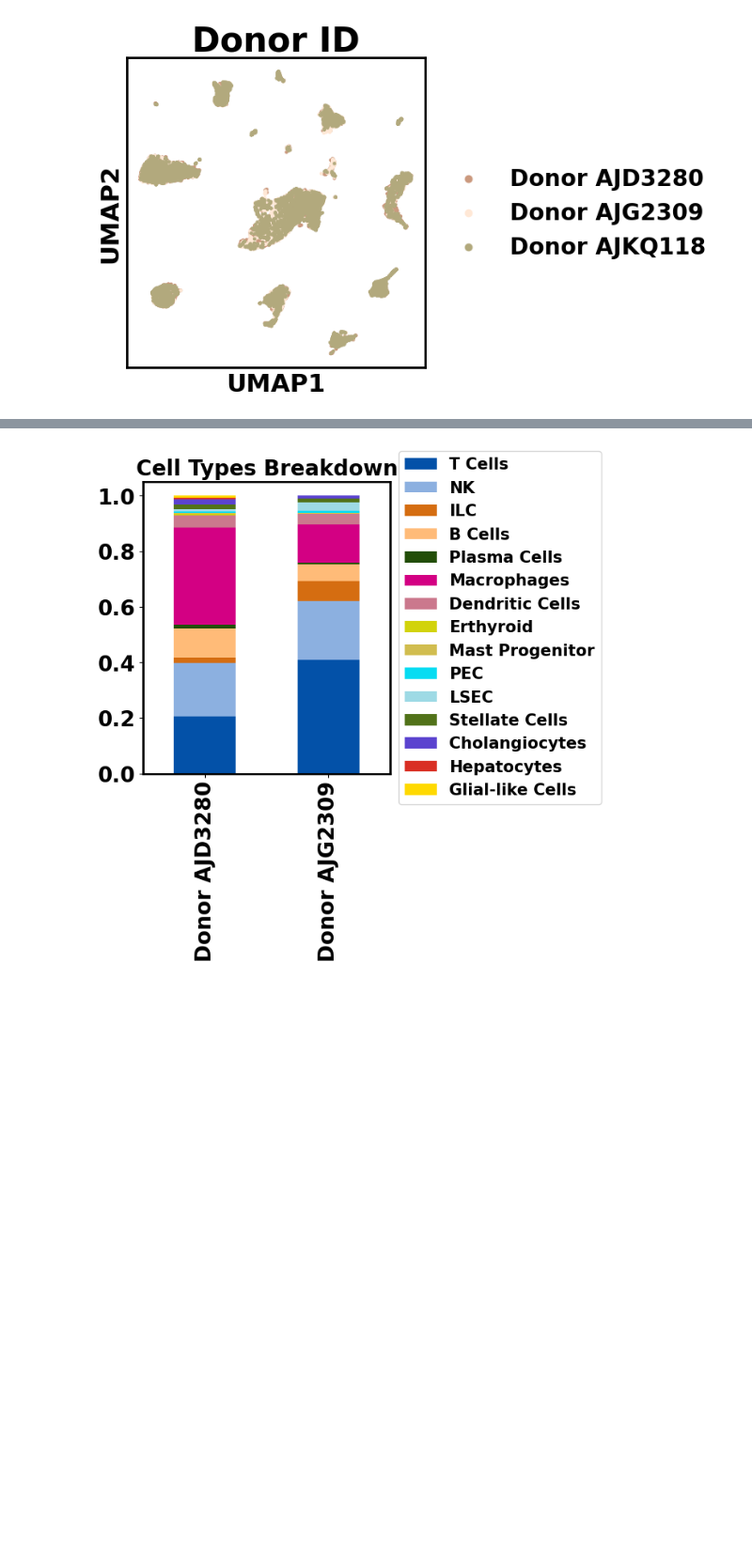
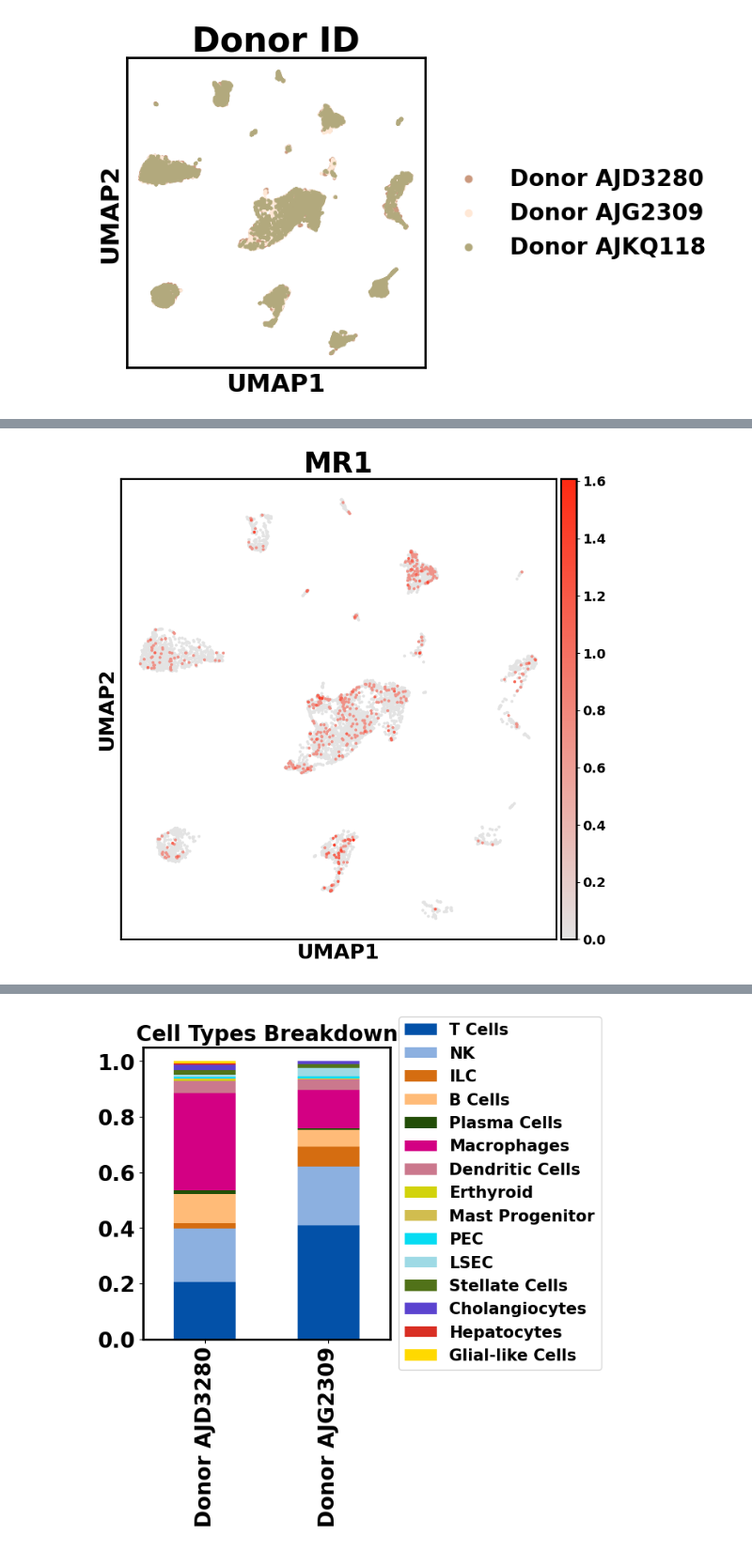
Before and after one commit to Ran-x2/gut-liver-whole-tissue, a Jupyter notebook: liver_visualization.ipynb, the cells around one changed output, grey strips where cells are left out. Shown at 94% size. Saved outputs shown, nothing was run; the diff lists cells and outputs as text; code cells hidden in the pictures; blank space fills up the shorter version.

```diff
--- a/liver_visualization.ipynb
+++ b/liver_visualization.ipynb
@@ -127,0 +155,21 @@ adata34 = adata[adata.obs['batch'].isin(['3','4'])]
+# %%
+plt.rcParams['figure.figsize'] = [8,8]
+plt.rcParams.update({'font.size': 14, 'font.weight': 'bold','axes.linewidth':2})
+
+plt.close()
+fig = sc.pl.umap(adata4, color = ['MR1'],
+                 size = 40, ncols = 1,palette = liver_palette,
+                 return_fig = True, legend_fontsize = 'x-large',cmap = my_cmap)
+ax = fig.get_axes()
+for i in range(0,len(ax)):
+    ax[i].xaxis.label.set_fontsize(22)
+    ax[i].xaxis.label.set_fontweight('bold')
+    ax[i].yaxis.label.set_fontsize(22)
+    ax[i].title.set_fontsize(30)
+    ax[i].yaxis.label.set_fontweight('bold')
+    ax[i].title.set_fontweight('bold')
+
+plt.tight_layout()
+plt.savefig('vis/liver_4_MR1_umap.png',dpi = 300,bbox_inches='tight')
+# %% [output]
+[figure, added]
```
Also changed, not shown: parts of 15 cells of this notebook.
